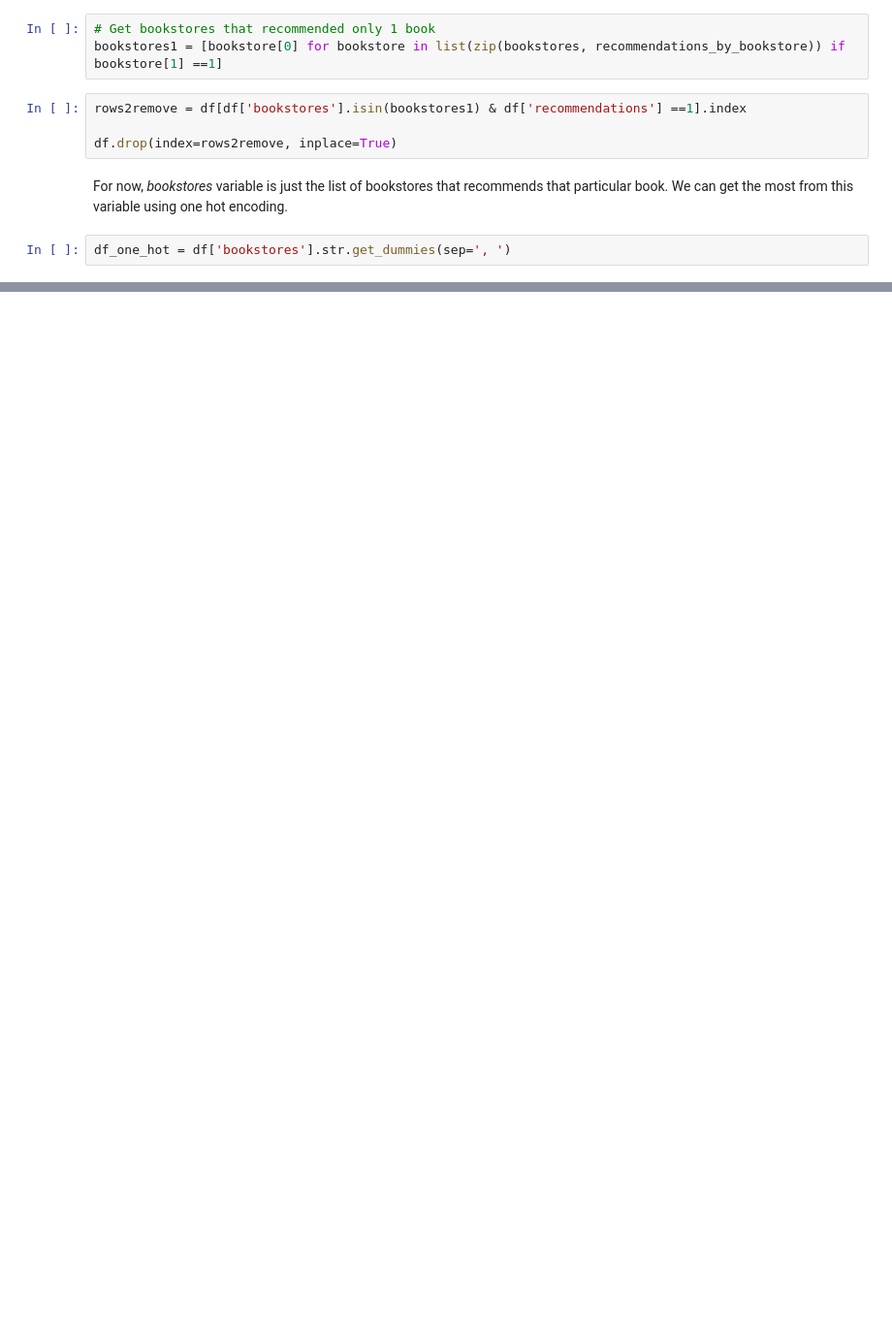
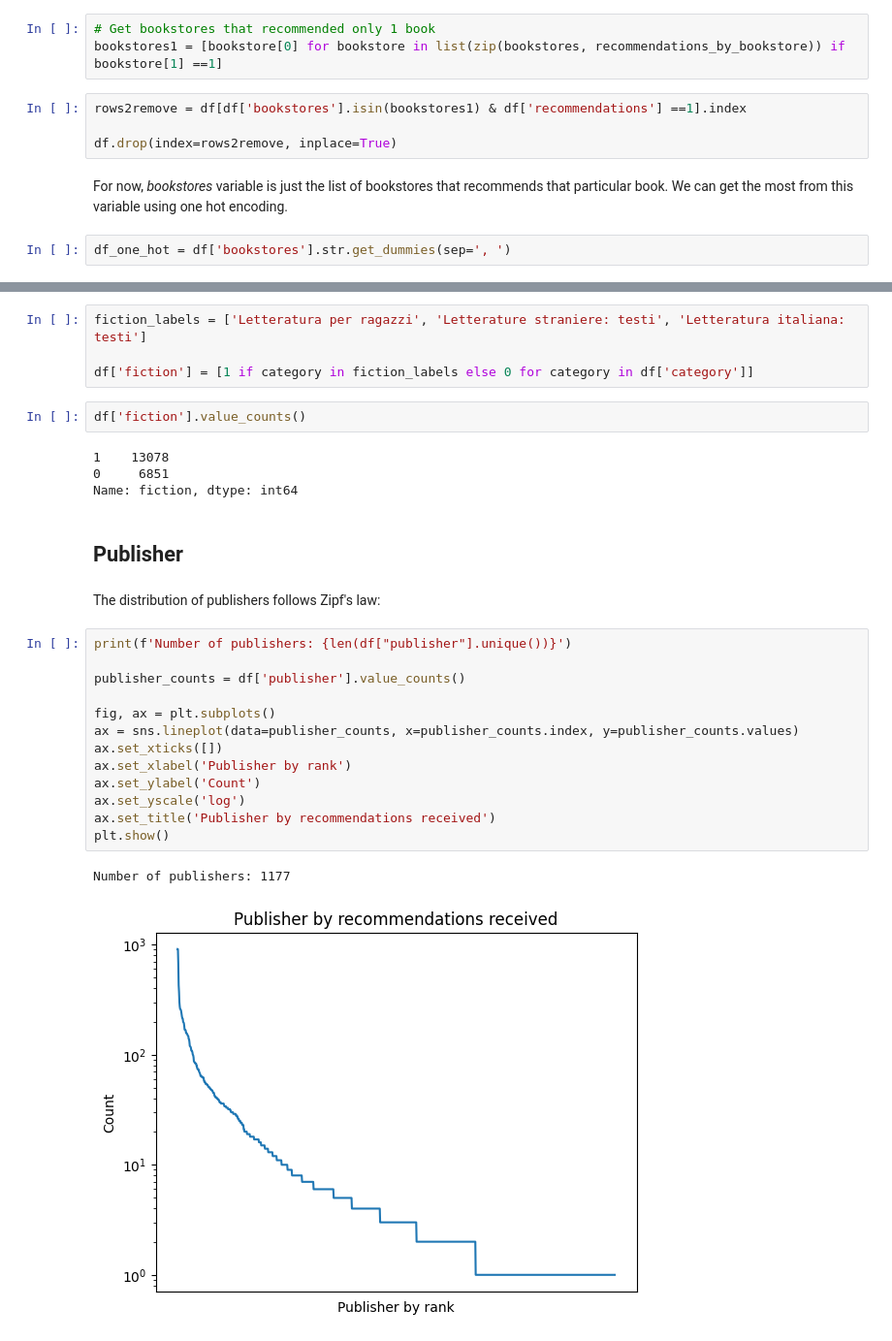
Before and after one commit to mattiapggioli/bookdealer-recommendations-analysis, a Jupyter notebook: notebooks/data_preparation.ipynb, the cells around one changed output, grey strips where cells are left out. Shown: that part at 97% size. Saved outputs shown, nothing was run; the diff lists cells and outputs as text; blank space fills up the shorter version.

```diff
--- a/notebooks/data_preparation.ipynb
+++ b/notebooks/data_preparation.ipynb
@@ -211,0 +227,30 @@ df_one_hot.to_csv('../data/books-one-hot.csv', index=False)
+# %%
+fiction_labels = ['Letteratura per ragazzi', 'Letterature straniere: testi', 'Letteratura italiana: testi']
+
+df['fiction'] = [1 if category in fiction_labels else 0 for category in df['category']]
+# %%
+df['fiction'].value_counts()
+# %% [output]
+1    13078
+0     6851
+Name: fiction, dtype: int64
+# %% [markdown]
+## Publisher
+# %% [markdown]
+The distribution of publishers follows Zipf's law:
+# %%
+print(f'Number of publishers: {len(df["publisher"].unique())}')
+
+publisher_counts = df['publisher'].value_counts()
+
+fig, ax = plt.subplots()
+ax = sns.lineplot(data=publisher_counts, x=publisher_counts.index, y=publisher_counts.values)
+ax.set_xticks([])
+ax.set_xlabel('Publisher by rank')
+ax.set_ylabel('Count')
+ax.set_yscale('log')
+ax.set_title('Publisher by recommendations received')
+plt.show()
+# %% [output]
+Number of publishers: 1177
+[figure, added]
```
Also changed, not shown: parts of 28 cells of this notebook.
